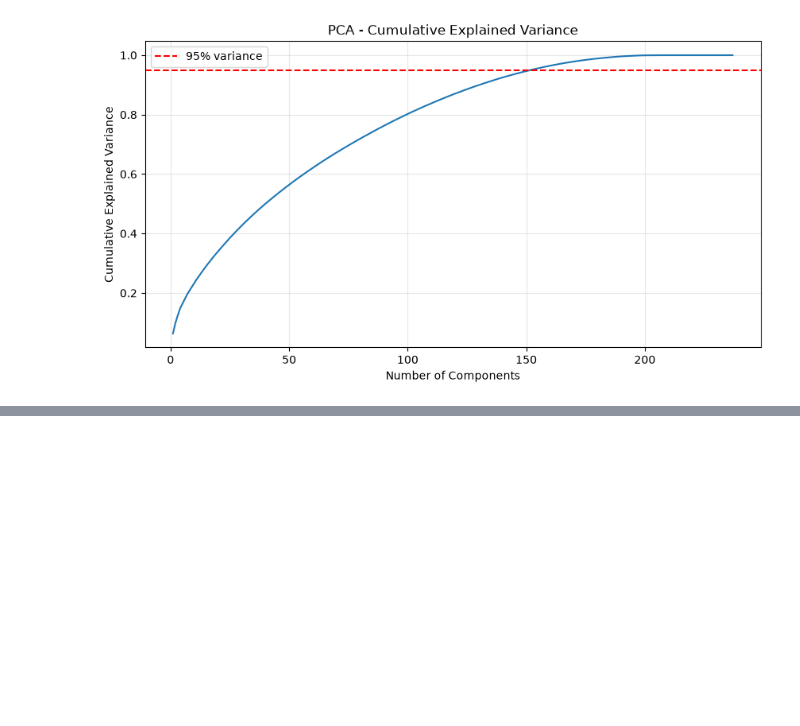
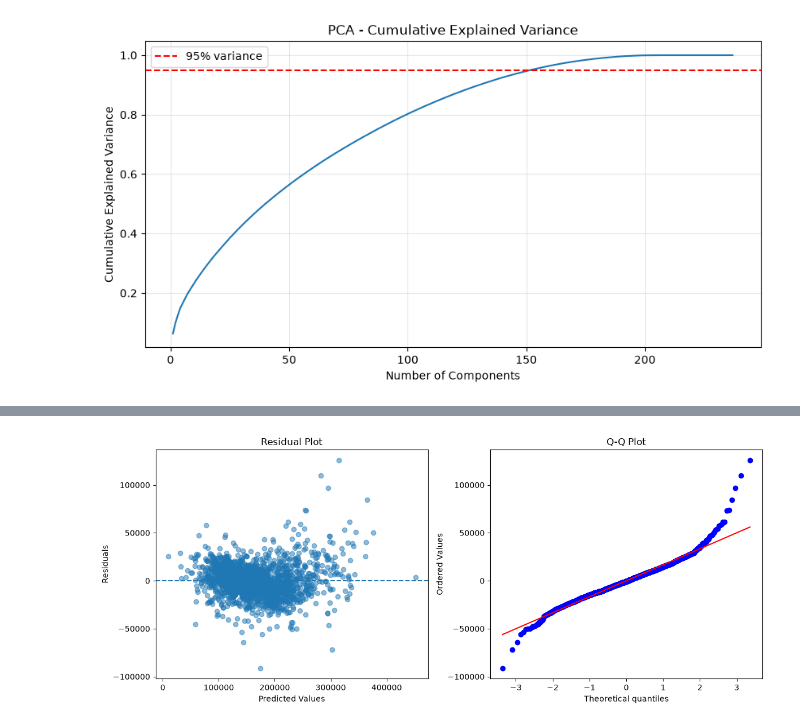
Before and after one commit to Mohamadzf23/ames-housing-price-prediction, a Jupyter notebook: src/ames_housing_price_prediction.ipynb, the cells around one changed output, grey strips where cells are left out. Cells and saved outputs as stored; diff of their text form; code cells hidden in the pictures; blank space fills up the shorter version.

Commit message:
Evaluate Linear Regression with PCA

```diff
--- a/src/ames_housing_price_prediction.ipynb
+++ b/src/ames_housing_price_prediction.ipynb
@@ -2765,0 +2798,8 @@ plt.show()
+# %%
+lr_pipline = Pipeline([
+    ('scale', StandardScaler()),
+    ('pca', PCA(n_components=0.95)),
+    ('model', LinearRegression())
+])
+
+lr_pipline.fit(X_train, y_train)
@@ -2765,0 +2831,4 @@ plt.show()
+# %%
+plot_residuals_qq(lr_pipline, X_train, y_train)
+# %% [output]
+[figure, added]
```
Also changed, not shown: parts of 8 cells of this notebook.
